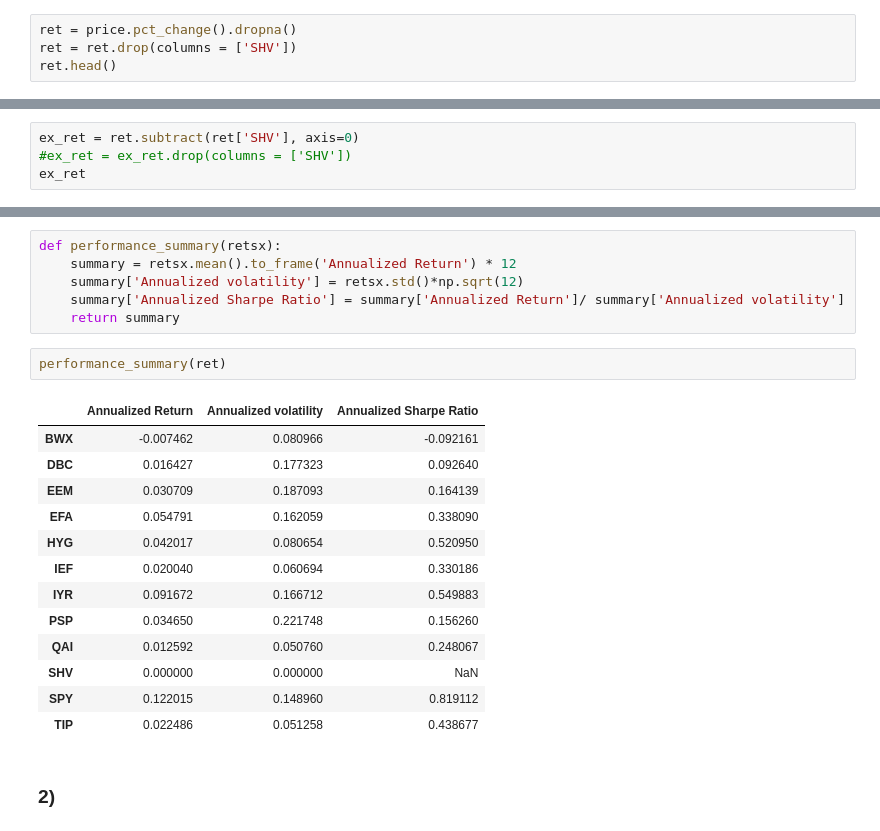
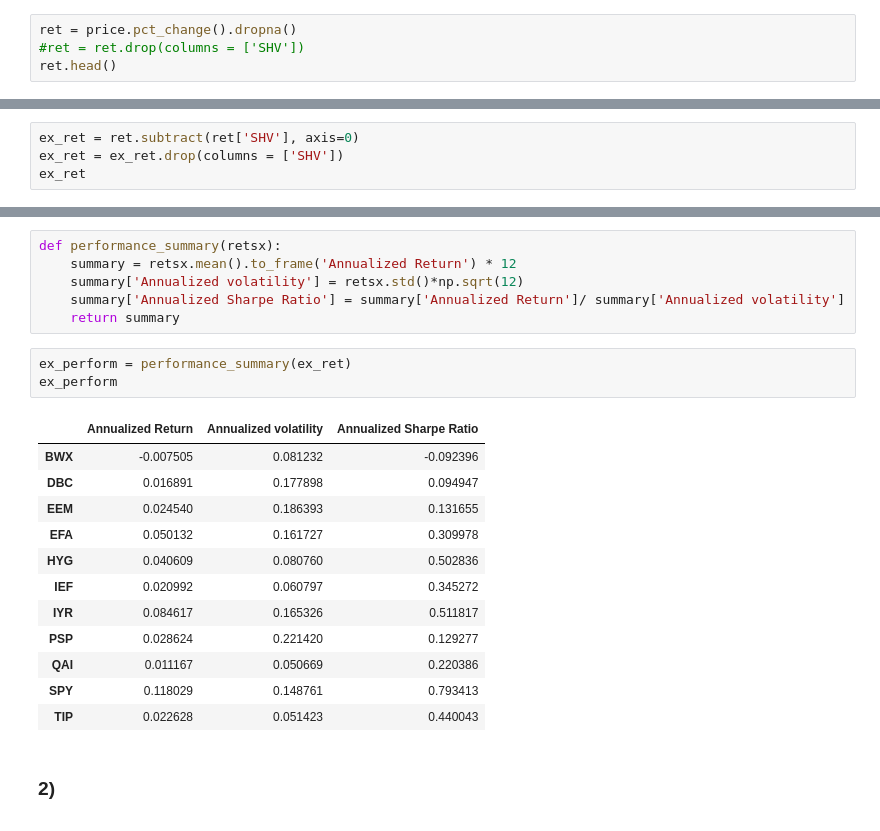
Before and after one commit to svyatoslavBokalo/ModernDataAnalysis, a Jupyter notebook: HW1.ipynb, the cells around one changed output, grey strips where cells are left out. Cells and saved outputs as stored; diff of their text form.

```diff
--- a/HW1.ipynb
+++ b/HW1.ipynb
@@ -28,6 +28,6 @@ price = df.resample('M').last()
 price = price.subtract(ret['SHV'], axis=0)
 # %%
 ret = price.pct_change().dropna()
-ret = ret.drop(columns = ['SHV'])
+#ret = ret.drop(columns = ['SHV'])
 ret.head()
 # %% [output]
@@ -41,5 +41,5 @@ ret.head()
 # %%
 ex_ret = ret.subtract(ret['SHV'], axis=0)
-#ex_ret = ex_ret.drop(columns = ['SHV'])
+ex_ret = ex_ret.drop(columns = ['SHV'])
 ex_ret
 # %% [output]
@@ -53,21 +66,21 @@ def performance_summary(retsx):
     summary['Annualized Sharpe Ratio'] = summary['Annualized Return']/ summary['Annualized volatility']
     return summary
 # %%
-performance_summary(ret)
+ex_perform = performance_summary(ex_ret)
+ex_perform
 # %% [output]
 |  | Annualized Return | Annualized volatility | Annualized Sharpe Ratio |
-| BWX | -0.007462 | 0.080966 | -0.092161 |
-| DBC | 0.016427 | 0.177323 | 0.092640 |
-| EEM | 0.030709 | 0.187093 | 0.164139 |
-| EFA | 0.054791 | 0.162059 | 0.338090 |
-| HYG | 0.042017 | 0.080654 | 0.520950 |
-| IEF | 0.020040 | 0.060694 | 0.330186 |
-| IYR | 0.091672 | 0.166712 | 0.549883 |
-| PSP | 0.034650 | 0.221748 | 0.156260 |
-| QAI | 0.012592 | 0.050760 | 0.248067 |
-| SHV | 0.000000 | 0.000000 | NaN |
-| SPY | 0.122015 | 0.148960 | 0.819112 |
-| TIP | 0.022486 | 0.051258 | 0.438677 |
+| BWX | -0.007505 | 0.081232 | -0.092396 |
+| DBC | 0.016891 | 0.177898 | 0.094947 |
+| EEM | 0.024540 | 0.186393 | 0.131655 |
+| EFA | 0.050132 | 0.161727 | 0.309978 |
+| HYG | 0.040609 | 0.080760 | 0.502836 |
+| IEF | 0.020992 | 0.060797 | 0.345272 |
+| IYR | 0.084617 | 0.165326 | 0.511817 |
+| PSP | 0.028624 | 0.221420 | 0.129277 |
+| QAI | 0.011167 | 0.050669 | 0.220386 |
+| SPY | 0.118029 | 0.148761 | 0.793413 |
+| TIP | 0.022628 | 0.051423 | 0.440043 |
 # %% [markdown]
 ### 2)
 # %%
```
Also changed, not shown: parts of 20 cells of this notebook, 2 other files.
